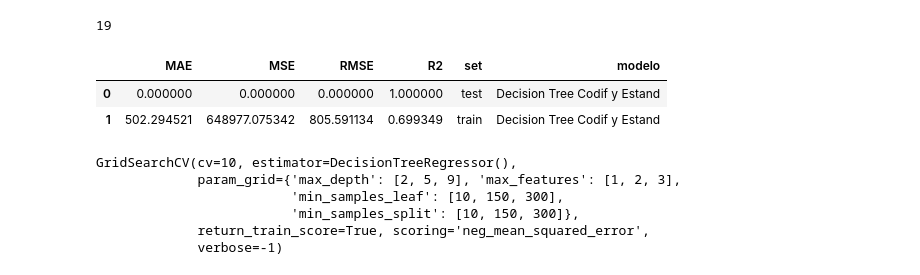
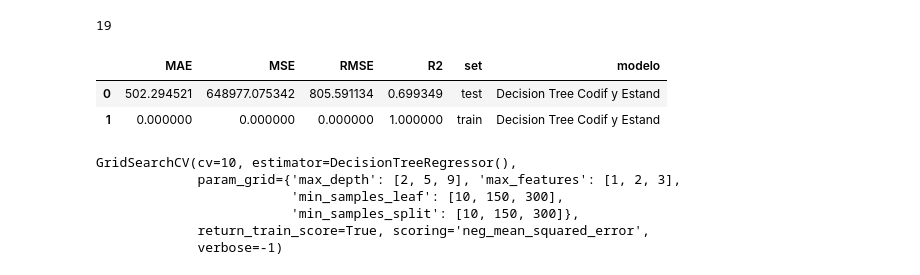
Before and after one commit to Adalab/project-da-promo-C-module-3-team-4, a Jupyter notebook: 5-Decisiontree_regis.ipynb, the cells around one changed output. Cells and saved outputs as stored; diff of their text form; code cells hidden in the pictures.

```diff
--- a/5-Decisiontree_regis.ipynb
+++ b/5-Decisiontree_regis.ipynb
@@ -72,12 +72,12 @@ def obtener_metricas(y_test_m, y_train_m, y_predict_test_m, y_predict_train_m, m
 
     return df_resultados_metricas
 # %%
-df_resultados1= obtener_metricas(y_train,y_test,y_pred_train1,y_pred_test1,'Decision Tree Codif y Estand')
+df_resultados1= obtener_metricas(y_test,y_train,y_pred_test1,y_pred_train1,'Decision Tree Codif y Estand')
 df_resultados1
 # %% [output]
 |  | MAE | MSE | RMSE | R2 | set | modelo |
-| 0 | 0.000000 | 0.000000 | 0.000000 | 1.000000 | test | Decision Tree Codif y Estand |
-| 1 | 502.294521 | 648977.075342 | 805.591134 | 0.699349 | train | Decision Tree Codif y Estand |
+| 0 | 502.294521 | 648977.075342 | 805.591134 | 0.699349 | test | Decision Tree Codif y Estand |
+| 1 | 0.000000 | 0.000000 | 0.000000 | 1.000000 | train | Decision Tree Codif y Estand |
 # %%
 # Definir diccionario con los hiperparámetros a modificar
 # min_samples_split: número mínimo de observaciones que debe tener un nodo para dividirse, por defecto [10, 50, 100]
```
Also changed, not shown: parts of 14 cells of this notebook, 4 other files.
